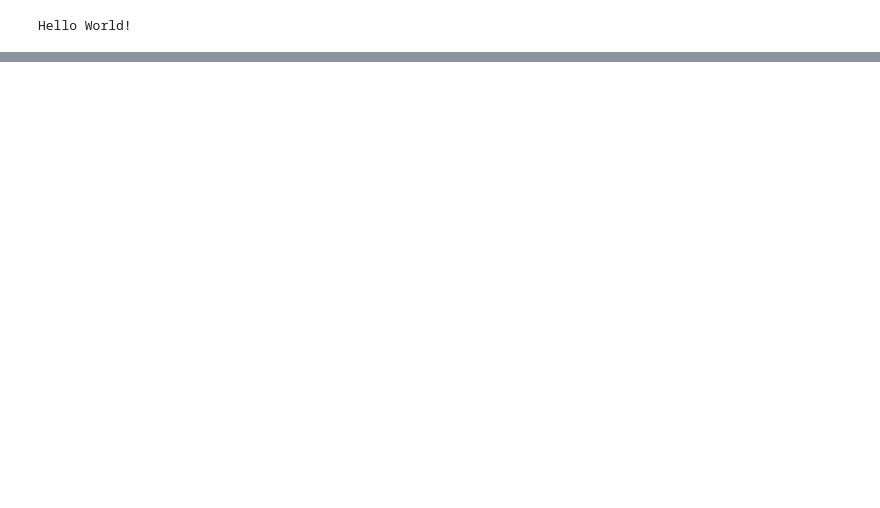
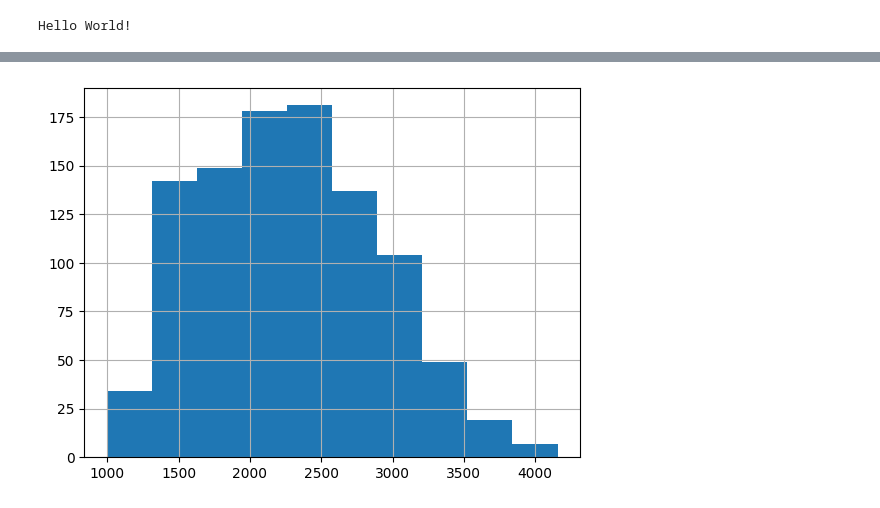
Before and after one commit to alpie13-blip/ADALL_github, a Jupyter notebook: Main.ipynb, the cells around one changed output, grey strips where cells are left out. Cells and saved outputs as stored; diff of their text form; code cells hidden in the pictures; blank space fills up the shorter version.

```diff
--- a/Main.ipynb
+++ b/Main.ipynb
@@ -25,0 +47,7 @@ Successfully loaded data from GitHub!
+# %%
+#plot histogram for Price_SGD col with 10 bins
+import matplotlib.pyplot as plt
+df['Price_SGD'].hist(bins=10)
+plt.show()
+# %% [output]
+[figure, added]
```
Also changed, not shown: parts of 9 cells of this notebook.
